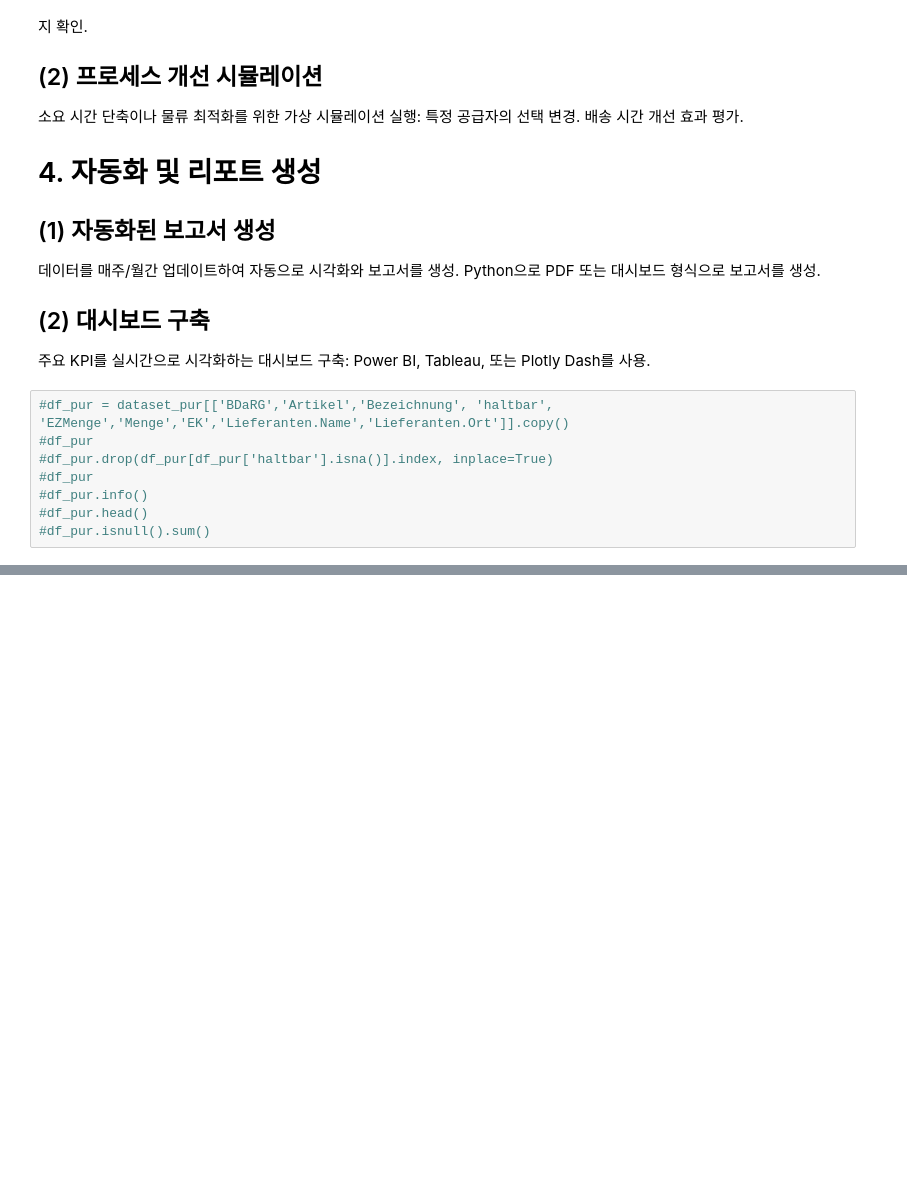
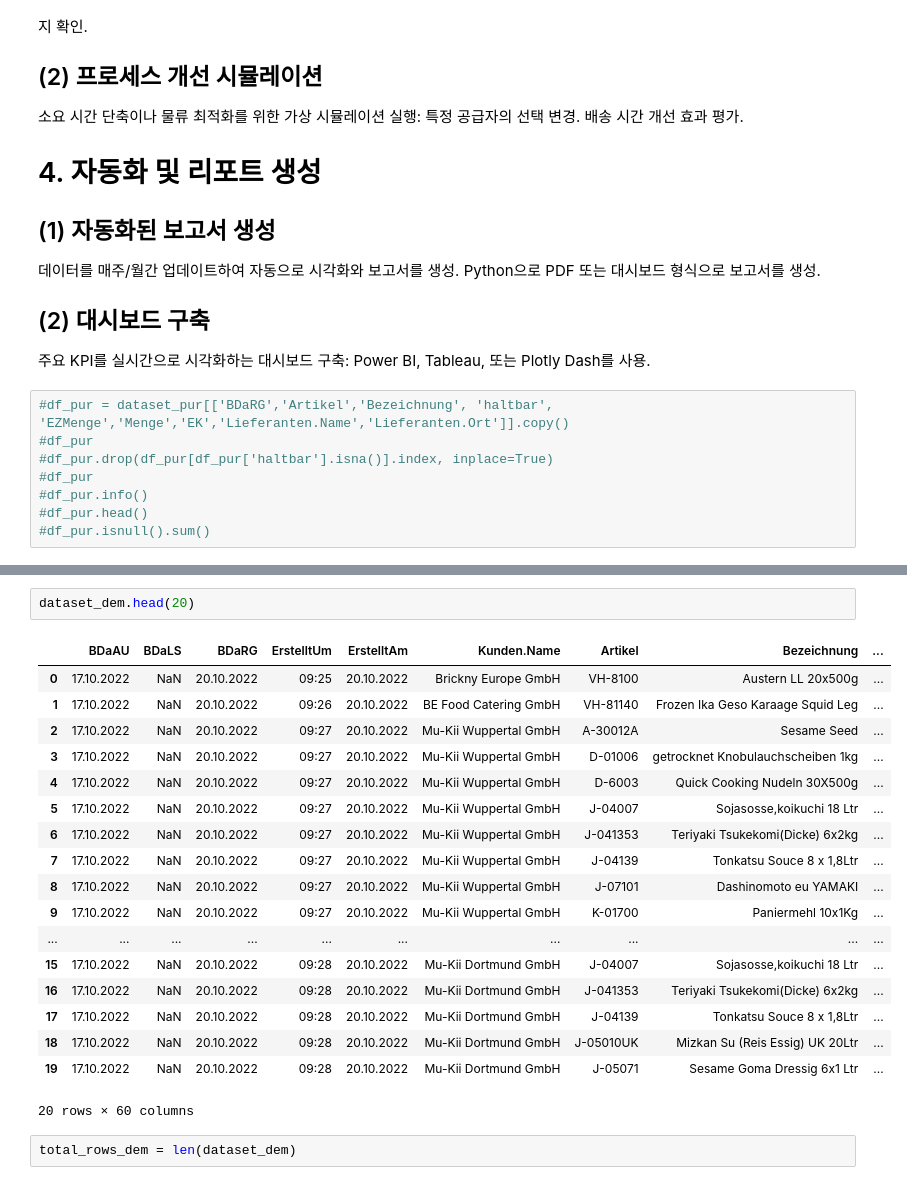
Before and after one commit to jisuseo/forecast_kimsasia, a Jupyter notebook: forecast_kimsasia.ipynb, the cells around one changed output, grey strips where cells are left out. Cells and saved outputs as stored; diff of their text form; blank space fills up the shorter version.

```diff
--- a/forecast_kimsasia.ipynb
+++ b/forecast_kimsasia.ipynb
@@ -544,0 +575,23 @@ Power BI, Tableau, 또는 Plotly Dash를 사용.
+# %%
+dataset_dem.head(20)
+# %% [output]
+|  | BDaAU | BDaLS | BDaRG | ErstelltUm | ErstelltAm | Kunden.Name | Artikel | Bezeichnung | ... |
+| 0 | 17.10.2022 | NaN | 20.10.2022 | 09:25 | 20.10.2022 | Brickny Europe GmbH | VH-8100 | Austern LL 20x500g | ... |
+| 1 | 17.10.2022 | NaN | 20.10.2022 | 09:26 | 20.10.2022 | BE Food Catering GmbH | VH-81140 | Frozen Ika Geso Karaage Squid Leg | ... |
+| 2 | 17.10.2022 | NaN | 20.10.2022 | 09:27 | 20.10.2022 | Mu-Kii Wuppertal GmbH | A-30012A | Sesame Seed | ... |
+| 3 | 17.10.2022 | NaN | 20.10.2022 | 09:27 | 20.10.2022 | Mu-Kii Wuppertal GmbH | D-01006 | getrocknet Knobulauchscheiben 1kg | ... |
+| 4 | 17.10.2022 | NaN | 20.10.2022 | 09:27 | 20.10.2022 | Mu-Kii Wuppertal GmbH | D-6003 | Quick Cooking Nudeln 30X500g | ... |
+| 5 | 17.10.2022 | NaN | 20.10.2022 | 09:27 | 20.10.2022 | Mu-Kii Wuppertal GmbH | J-04007 | Sojasosse,koikuchi 18 Ltr | ... |
+| 6 | 17.10.2022 | NaN | 20.10.2022 | 09:27 | 20.10.2022 | Mu-Kii Wuppertal GmbH | J-041353 | Teriyaki Tsukekomi(Dicke) 6x2kg | ... |
+| 7 | 17.10.2022 | NaN | 20.10.2022 | 09:27 | 20.10.2022 | Mu-Kii Wuppertal GmbH | J-04139 | Tonkatsu Souce 8 x 1,8Ltr | ... |
+| 8 | 17.10.2022 | NaN | 20.10.2022 | 09:27 | 20.10.2022 | Mu-Kii Wuppertal GmbH | J-07101 | Dashinomoto eu YAMAKI | ... |
+| 9 | 17.10.2022 | NaN | 20.10.2022 | 09:27 | 20.10.2022 | Mu-Kii Wuppertal GmbH | K-01700 | Paniermehl 10x1Kg | ... |
+| ... | ... | ... | ... | ... | ... | ... | ... | ... | ... |
+| 15 | 17.10.2022 | NaN | 20.10.2022 | 09:28 | 20.10.2022 | Mu-Kii Dortmund GmbH | J-04007 | Sojasosse,koikuchi 18 Ltr | ... |
+| 16 | 17.10.2022 | NaN | 20.10.2022 | 09:28 | 20.10.2022 | Mu-Kii Dortmund GmbH | J-041353 | Teriyaki Tsukekomi(Dicke) 6x2kg | ... |
+| 17 | 17.10.2022 | NaN | 20.10.2022 | 09:28 | 20.10.2022 | Mu-Kii Dortmund GmbH | J-04139 | Tonkatsu Souce 8 x 1,8Ltr | ... |
+| 18 | 17.10.2022 | NaN | 20.10.2022 | 09:28 | 20.10.2022 | Mu-Kii Dortmund GmbH | J-05010UK | Mizkan Su (Reis Essig) UK 20Ltr | ... |
+| 19 | 17.10.2022 | NaN | 20.10.2022 | 09:28 | 20.10.2022 | Mu-Kii Dortmund GmbH | J-05071 | Sesame Goma Dressig 6x1 Ltr | ... |
+20 rows × 60 columns
+# %%
+total_rows_dem = len(dataset_dem)
```
Also changed, not shown: parts of 20 cells of this notebook.
